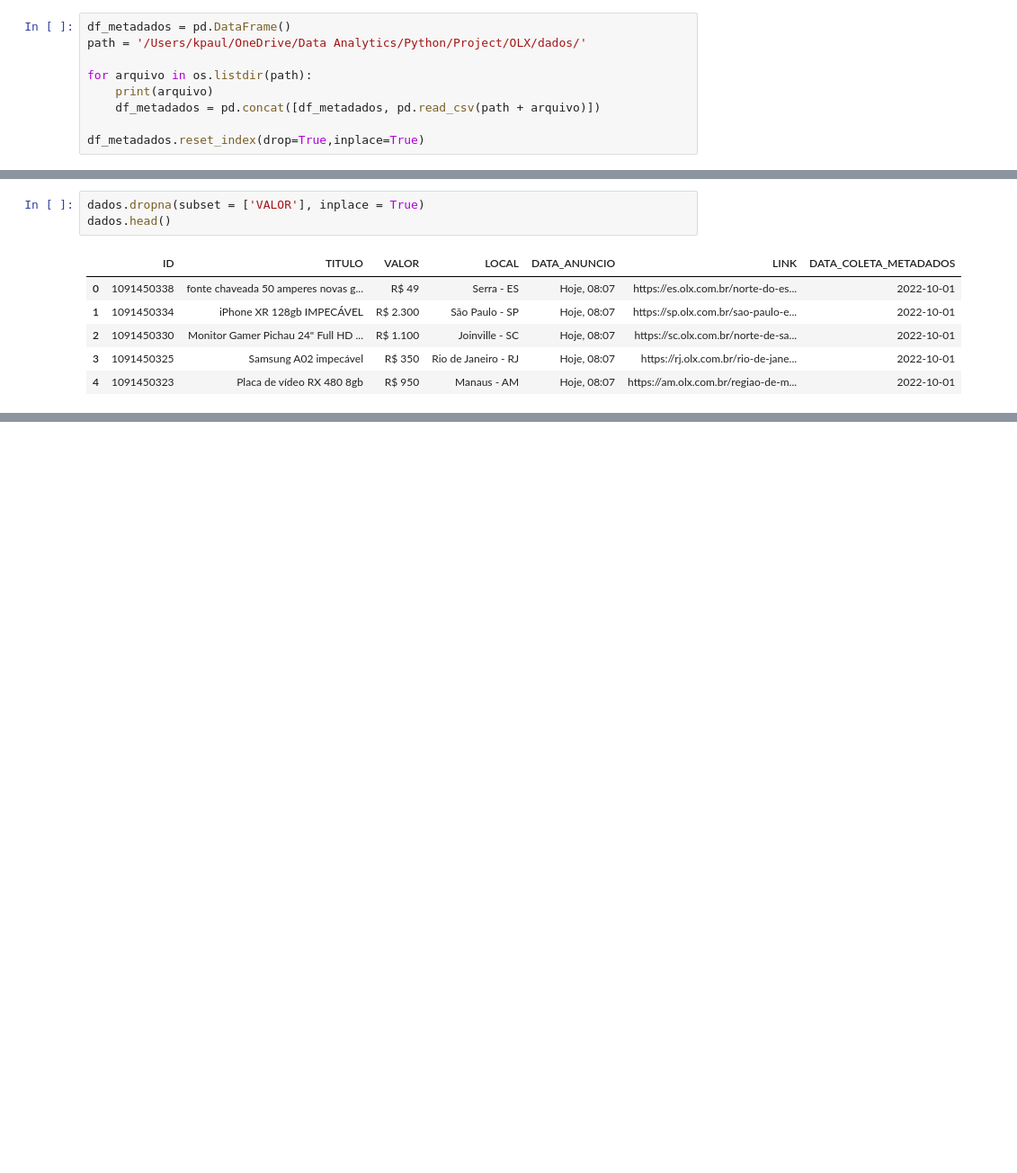
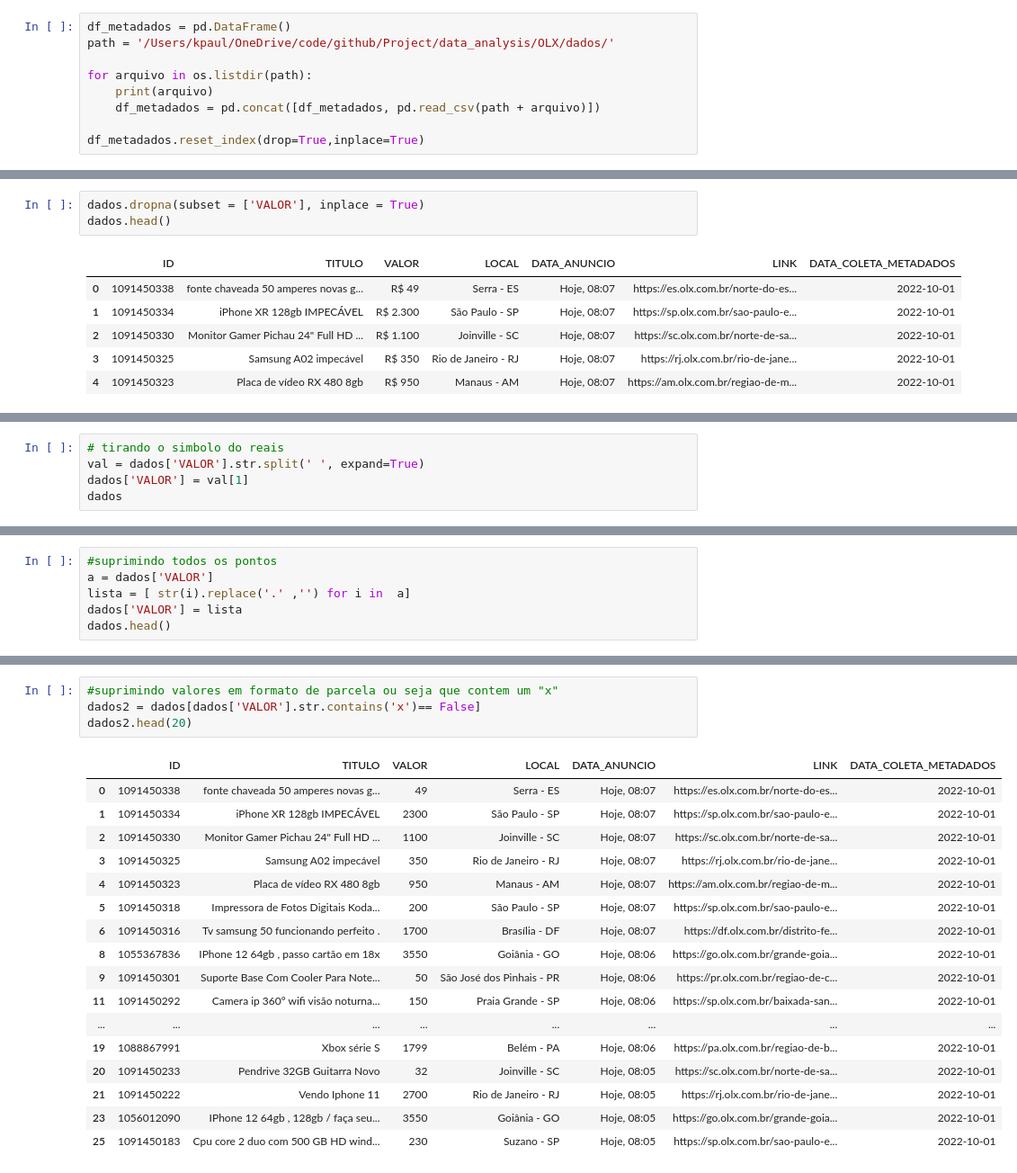
Before and after one commit to PaulAnicet97/Data_analysis, a Jupyter notebook: OLX/data_preparation.ipynb, the cells around one changed output, grey strips where cells are left out. Shown at 90% size. Drawn from its saved outputs; the diff is of its cells as text; blank space fills up the shorter version.

```diff
--- a/OLX/data_preparation.ipynb
+++ b/OLX/data_preparation.ipynb
@@ -6,7 +7,7 @@ import pandas as pd
 import os
 # %%
 df_metadados = pd.DataFrame()
-path = '/Users/kpaul/OneDrive/Data Analytics/Python/Project/OLX/dados/'
+path = '/Users/kpaul/OneDrive/code/github/Project/data_analysis/OLX/dados/'
 
 for arquivo in os.listdir(path):
     print(arquivo)
@@ -100,0 +122,5 @@ dados.head()
+# %%
+# tirando o simbolo do reais
+val = dados['VALOR'].str.split(' ', expand=True)
+dados['VALOR'] = val[1]
+dados
@@ -100,0 +141,6 @@ dados.head()
+# %%
+#suprimindo todos os pontos
+a = dados['VALOR']
+lista = [ str(i).replace('.' ,'') for i in  a]
+dados['VALOR'] = lista
+dados.head()
@@ -100,0 +174,22 @@ dados.head()
+# %%
+#suprimindo valores em formato de parcela ou seja que contem um "x"
+dados2 = dados[dados['VALOR'].str.contains('x')== False]
+dados2.head(20)
+# %% [output]
+|  | ID | TITULO | VALOR | LOCAL | DATA_ANUNCIO | LINK | DATA_COLETA_METADADOS |
+| 0 | 1091450338 | fonte chaveada 50 amperes novas g... | 49 | Serra - ES | Hoje, 08:07 | https://es.olx.com.br/norte-do-es... | 2022-10-01 |
+| 1 | 1091450334 | iPhone XR 128gb IMPECÁVEL | 2300 | São Paulo - SP | Hoje, 08:07 | https://sp.olx.com.br/sao-paulo-e... | 2022-10-01 |
+| 2 | 1091450330 | Monitor Gamer Pichau 24" Full HD ... | 1100 | Joinville - SC | Hoje, 08:07 | https://sc.olx.com.br/norte-de-sa... | 2022-10-01 |
+| 3 | 1091450325 | Samsung A02 impecável | 350 | Rio de Janeiro - RJ | Hoje, 08:07 | https://rj.olx.com.br/rio-de-jane... | 2022-10-01 |
+| 4 | 1091450323 | Placa de vídeo RX 480 8gb | 950 | Manaus - AM | Hoje, 08:07 | https://am.olx.com.br/regiao-de-m... | 2022-10-01 |
+| 5 | 1091450318 | Impressora de Fotos Digitais Koda... | 200 | São Paulo - SP | Hoje, 08:07 | https://sp.olx.com.br/sao-paulo-e... | 2022-10-01 |
+| 6 | 1091450316 | Tv samsung 50 funcionando perfeito . | 1700 | Brasília - DF | Hoje, 08:07 | https://df.olx.com.br/distrito-fe... | 2022-10-01 |
+| 8 | 1055367836 | IPhone 12 64gb , passo cartão em 18x | 3550 | Goiânia - GO | Hoje, 08:06 | https://go.olx.com.br/grande-goia... | 2022-10-01 |
+| 9 | 1091450301 | Suporte Base Com Cooler Para Note... | 50 | São José dos Pinhais - PR | Hoje, 08:06 | https://pr.olx.com.br/regiao-de-c... | 2022-10-01 |
+| 11 | 1091450292 | Camera ip 360° wifi visão noturna... | 150 | Praia Grande - SP | Hoje, 08:06 | https://sp.olx.com.br/baixada-san... | 2022-10-01 |
+| ... | ... | ... | ... | ... | ... | ... | ... |
+| 19 | 1088867991 | Xbox série S | 1799 | Belém - PA | Hoje, 08:06 | https://pa.olx.com.br/regiao-de-b... | 2022-10-01 |
+| 20 | 1091450233 | Pendrive 32GB Guitarra Novo | 32 | Joinville - SC | Hoje, 08:05 | https://sc.olx.com.br/norte-de-sa... | 2022-10-01 |
+| 21 | 1091450222 | Vendo Iphone 11 | 2700 | Rio de Janeiro - RJ | Hoje, 08:05 | https://rj.olx.com.br/rio-de-jane... | 2022-10-01 |
+| 23 | 1056012090 | IPhone 12 64gb , 128gb / faça seu... | 3550 | Goiânia - GO | Hoje, 08:05 | https://go.olx.com.br/grande-goia... | 2022-10-01 |
+| 25 | 1091450183 | Cpu core 2 duo com 500 GB HD wind... | 230 | Suzano - SP | Hoje, 08:05 | https://sp.olx.com.br/sao-paulo-e... | 2022-10-01 |
```
Also changed, not shown: parts of 9 cells of this notebook.
